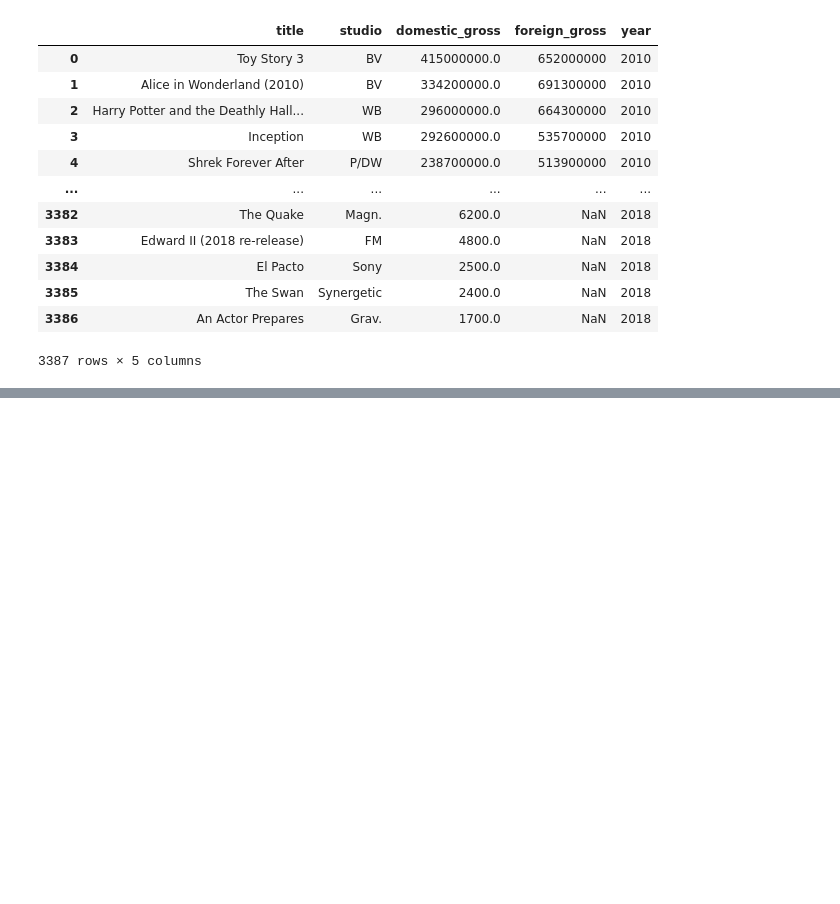
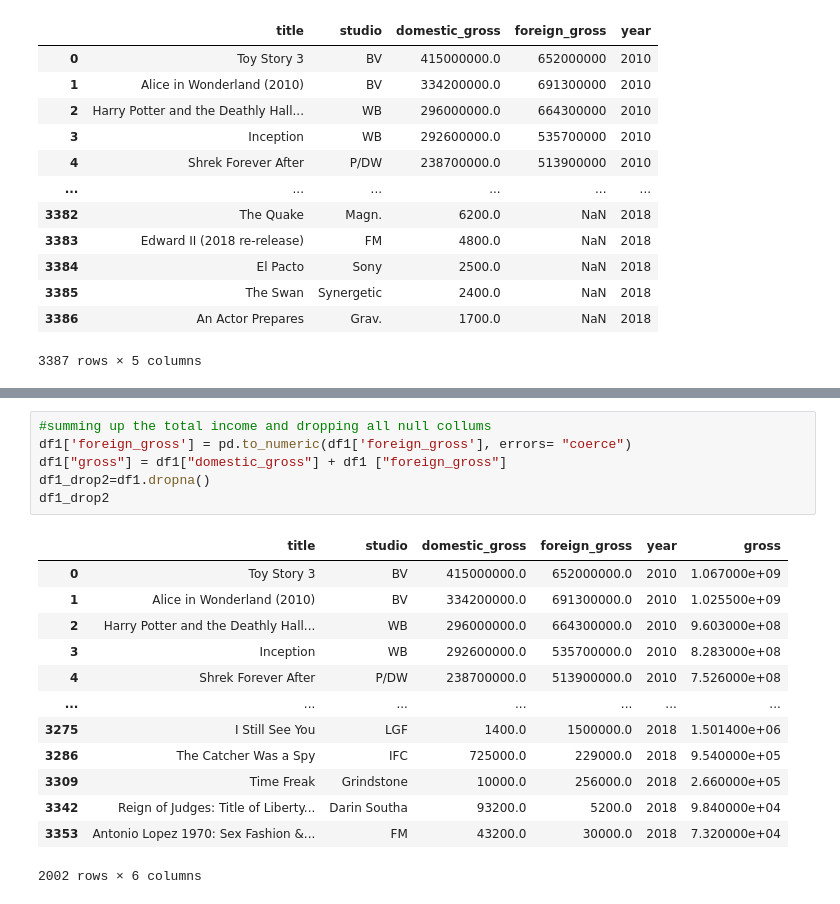
Before and after one commit to aggrey034/projo, a Jupyter notebook: index.ipynb, the cells around one changed output, grey strips where cells are left out. Drawn from its saved outputs; the diff is of its cells as text; blank space fills up the shorter version.

```diff
--- a/index.ipynb
+++ b/index.ipynb
@@ -23,0 +42,20 @@ df1
+# %%
+#summing up the total income and dropping all null collums
+df1['foreign_gross'] = pd.to_numeric(df1['foreign_gross'], errors= "coerce")
+df1["gross"] = df1["domestic_gross"] + df1 ["foreign_gross"]
+df1_drop2=df1.dropna()
+df1_drop2
+# %% [output]
+|  | title | studio | domestic_gross | foreign_gross | year | gross |
+| 0 | Toy Story 3 | BV | 415000000.0 | 652000000.0 | 2010 | 1.067000e+09 |
+| 1 | Alice in Wonderland (2010) | BV | 334200000.0 | 691300000.0 | 2010 | 1.025500e+09 |
+| 2 | Harry Potter and the Deathly Hall... | WB | 296000000.0 | 664300000.0 | 2010 | 9.603000e+08 |
+| 3 | Inception | WB | 292600000.0 | 535700000.0 | 2010 | 8.283000e+08 |
+| 4 | Shrek Forever After | P/DW | 238700000.0 | 513900000.0 | 2010 | 7.526000e+08 |
+| ... | ... | ... | ... | ... | ... | ... |
+| 3275 | I Still See You | LGF | 1400.0 | 1500000.0 | 2018 | 1.501400e+06 |
+| 3286 | The Catcher Was a Spy | IFC | 725000.0 | 229000.0 | 2018 | 9.540000e+05 |
+| 3309 | Time Freak | Grindstone | 10000.0 | 256000.0 | 2018 | 2.660000e+05 |
+| 3342 | Reign of Judges: Title of Liberty... | Darin Southa | 93200.0 | 5200.0 | 2018 | 9.840000e+04 |
+| 3353 | Antonio Lopez 1970: Sex Fashion &... | FM | 43200.0 | 30000.0 | 2018 | 7.320000e+04 |
+2002 rows × 6 columns
```
Also changed, not shown: parts of 4 cells of this notebook.
